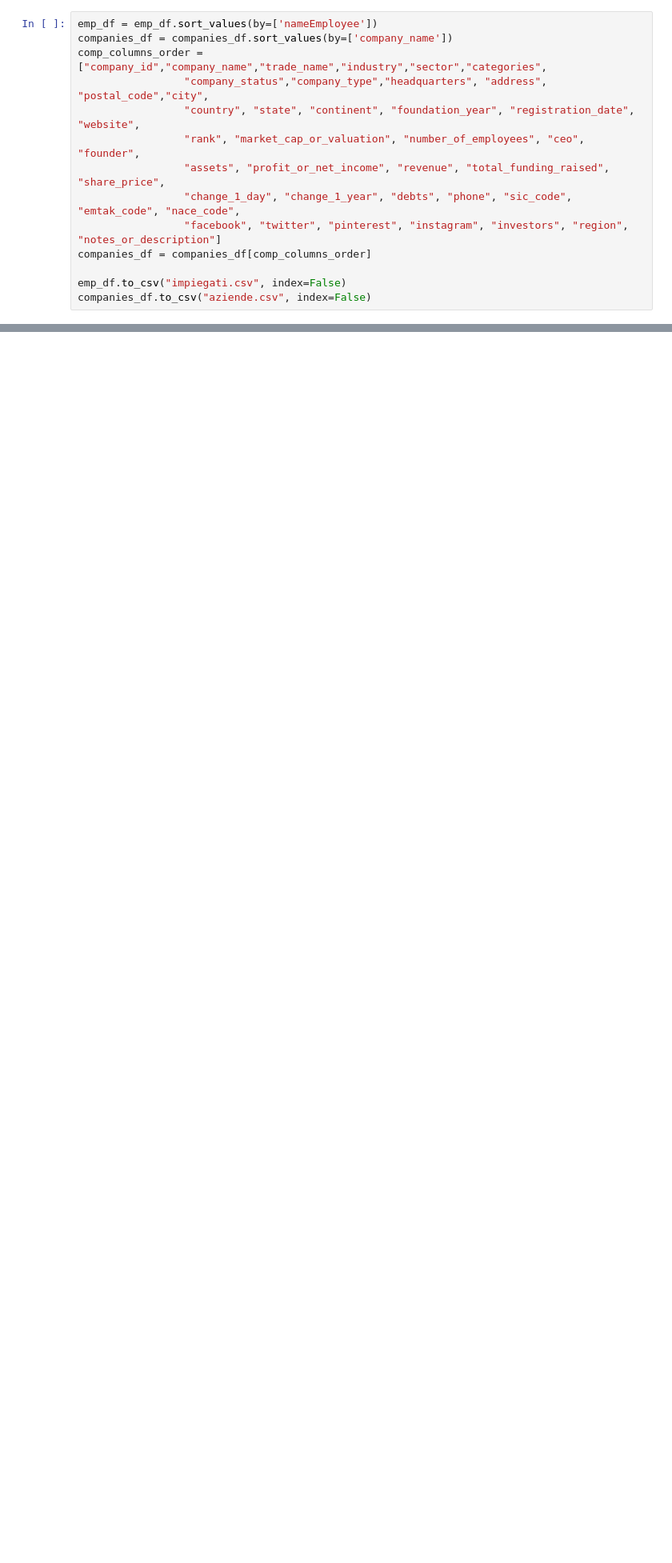
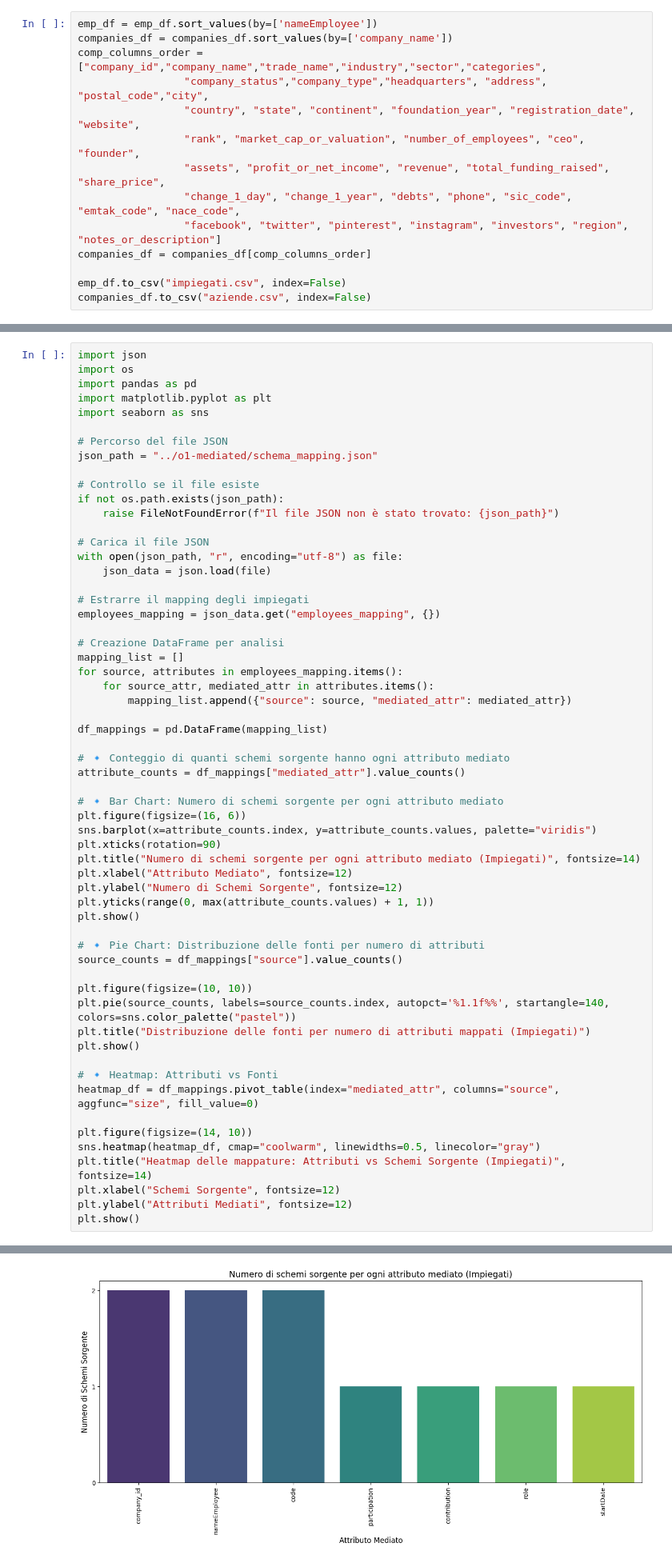
Before and after one commit to MatVitale6/IngegneriaDeiDatiProject, a Jupyter notebook: homework5/o1-mediated/populator.ipynb, the cells around one changed output, grey strips where cells are left out. Shown at 80% size. Cells and saved outputs as stored; diff of their text form; blank space fills up the shorter version.

```diff
--- a/homework5/o1-mediated/populator.ipynb
+++ b/homework5/o1-mediated/populator.ipynb
@@ -193,0 +256,60 @@ companies_df.to_csv("aziende.csv", index=False)
+# %%
+import json
+import os
+import pandas as pd
+import matplotlib.pyplot as plt
+import seaborn as sns
+
+# Percorso del file JSON
+json_path = "../o1-mediated/schema_mapping.json"
+
+# Controllo se il file esiste
+if not os.path.exists(json_path):
+    raise FileNotFoundError(f"Il file JSON non è stato trovato: {json_path}")
+
+# Carica il file JSON
+with open(json_path, "r", encoding="utf-8") as file:
+    json_data = json.load(file)
+
+# Estrarre il mapping degli impiegati
+employees_mapping = json_data.get("employees_mapping", {})
+
+# Creazione DataFrame per analisi
+mapping_list = []
+for source, attributes in employees_mapping.items():
+    for source_attr, mediated_attr in attributes.items():
+        mapping_list.append({"source": source, "mediated_attr": mediated_attr})
+
+df_mappings = pd.DataFrame(mapping_list)
+
+# 🔹 Conteggio di quanti schemi sorgente hanno ogni attributo mediato
+attribute_counts = df_mappings["mediated_attr"].value_counts()
+
+# 🔹 Bar Chart: Numero di schemi sorgente per ogni attributo mediato
+plt.figure(figsize=(16, 6))
+sns.barplot(x=attribute_counts.index, y=attribute_counts.values, palette="viridis")
+plt.xticks(rotation=90)
+plt.title("Numero di schemi sorgente per ogni attributo mediato (Impiegati)", fontsize=14)
+plt.xlabel("Attributo Mediato", fontsize=12)
+plt.ylabel("Numero di Schemi Sorgente", fontsize=12)
+plt.yticks(range(0, max(attribute_counts.values) + 1, 1))
+plt.show()
+
+# 🔹 Pie Chart: Distribuzione delle fonti per numero di attributi
+source_counts = df_mappings["source"].value_counts()
+
+plt.figure(figsize=(10, 10))
+plt.pie(source_counts, labels=source_counts.index, autopct='%1.1f%%', startangle=140, colors=sns.color_palette("pastel"))
+plt.title("Distribuzione delle fonti per numero di attributi mappati (Impiegati)")
+plt.show()
+
+# 🔹 Heatmap: Attributi vs Fonti
+heatmap_df = df_mappings.pivot_table(index="mediated_attr", columns="source", aggfunc="size", fill_value=0)
+
+plt.figure(figsize=(14, 10))
+sns.heatmap(heatmap_df, cmap="coolwarm", linewidths=0.5, linecolor="gray")
+plt.title("Heatmap delle mappature: Attributi vs Schemi Sorgente (Impiegati)", fontsize=14)
+plt.xlabel("Schemi Sorgente", fontsize=12)
+plt.ylabel("Attributi Mediati", fontsize=12)
+plt.show()
+# %% [output]
@@ -193,0 +319 @@ companies_df.to_csv("aziende.csv", index=False)
+[figure, added]
```
Also changed, not shown: parts of 8 cells of this notebook, 6 other files.
